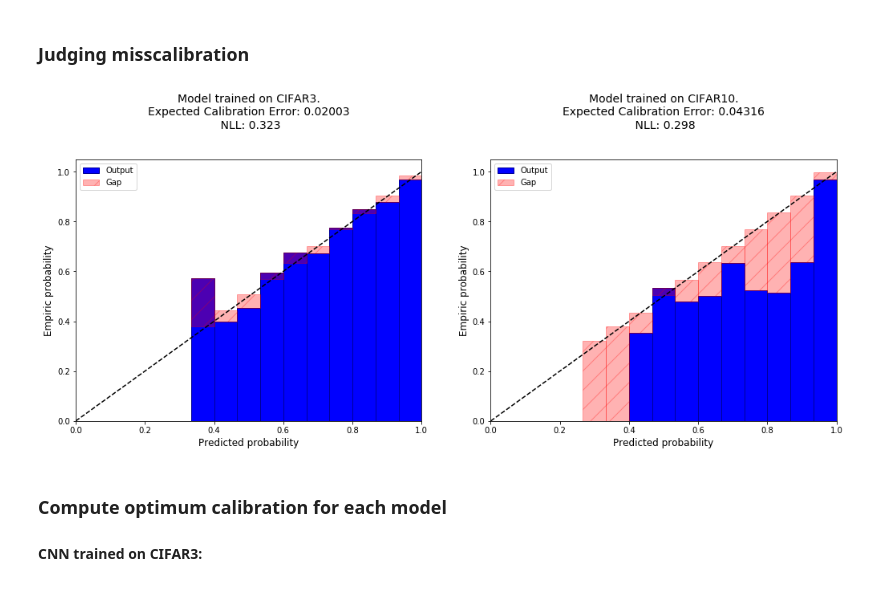
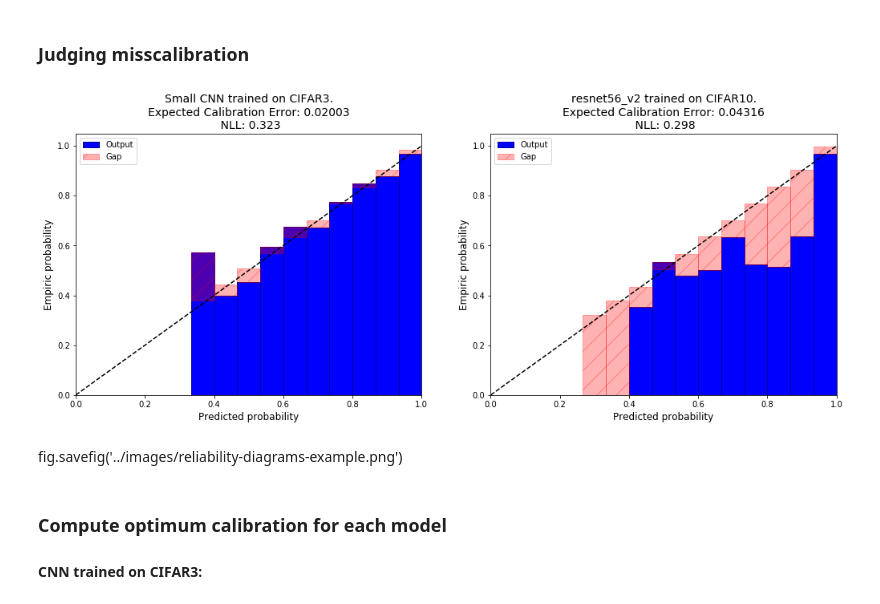
Before and after one commit to SergioAlvarezB/calibration-normalizing-flows, a Jupyter notebook: notebooks/complexity-scaling-calibration.ipynb, the cells around one changed output. Saved outputs shown, nothing was run; the diff lists cells and outputs as text; code cells hidden in the pictures.

```diff
--- a/notebooks/complexity-scaling-calibration.ipynb
+++ b/notebooks/complexity-scaling-calibration.ipynb
@@ -72,17 +72,19 @@ cnn10_nll = neg_log_likelihood(probs10, target10)
 # %%
 fig, ax_arr = plt.subplots(1, 2, figsize=(17, 6))
 
 
-ax_arr[0] = reliability_diagram(probs3, target3, ax=ax_arr[0], title='Model trained on CIFAR3.'+
+ax_arr[0] = reliability_diagram(probs3, target3, ax=ax_arr[0], title='Small CNN trained on CIFAR3.'+
                                 '\nExpected Calibration Error: {:.5f}'.format(cnn3_ece) +
                                 '\n NLL: {:.3f}'.format(cnn3_nll), bins=15)
-ax_arr[1] = reliability_diagram(probs10, target10, ax=ax_arr[1], title='Model trained on CIFAR10.' +
+ax_arr[1] = reliability_diagram(probs10, target10, ax=ax_arr[1], title='resnet56_v2 trained on CIFAR10.' +
                                 '\nExpected Calibration Error: {:.5f}'.format(cnn10_ece) +
                                 '\n NLL: {:.3f}'.format(cnn10_nll), bins=15)
 
 plt.show();
 # %% [output]
-[figure, old version]
+[figure, new version]
+# %% [markdown]
+fig.savefig('../images/reliability-diagrams-example.png')
 # %% [markdown]
 ### Compute optimum calibration for each model
 
```
Also changed, not shown: 5 other files.
